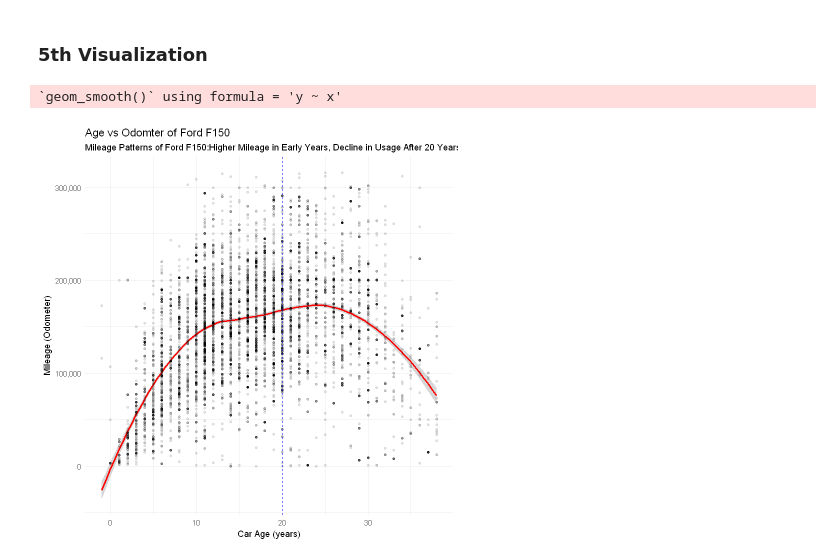
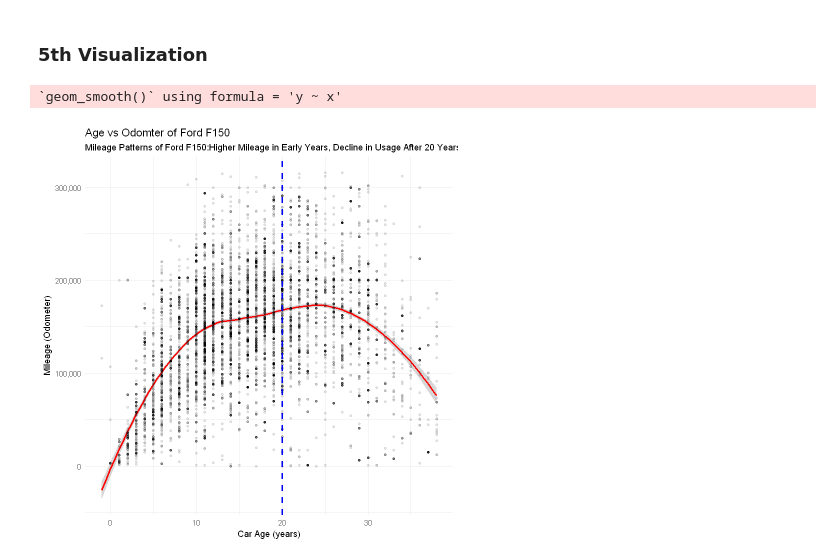
Before and after one commit to Aportra/data_viz_assignment, a Jupyter notebook: data_viz.ipynb, the cells around one changed output. Saved outputs shown, nothing was run; the diff lists cells and outputs as text; code cells hidden in the pictures.

```diff
--- a/data_viz.ipynb
+++ b/data_viz.ipynb
@@ -184,18 +184,18 @@ make_and_model = make_and_model %>%
 # %%
 
 ggplot(data = make_and_model, aes(x = age, y = odometer)) +
     geom_smooth(method = "loess", color = "red", se = TRUE) +
     geom_point(alpha = .10, size = 1) +
     labs(
         title = "Age vs Odomter of Ford F150",
         subtitle = "Mileage Patterns of Ford F150:Higher Mileage in Early Years, Decline in Usage After 20 Years",
         x = "Car Age (years)",
         y = "Mileage (Odometer)"
     ) +
-    geom_vline(xintercept = 20, linetype = 'dashed', color = 'blue') +
+    geom_vline(xintercept = 20, linetype = 'dashed', color = 'blue', size = 1) +
     scale_y_continuous(labels = label_comma()) +
     theme_minimal() +
     theme(plot.title = element_text(hjust = 0), plot.subtitle = element_text(hjust = 0))
 # %% [output]
 `geom_smooth()` using formula = 'y ~ x'
-[figure, old version]
+[figure, new version]
```
